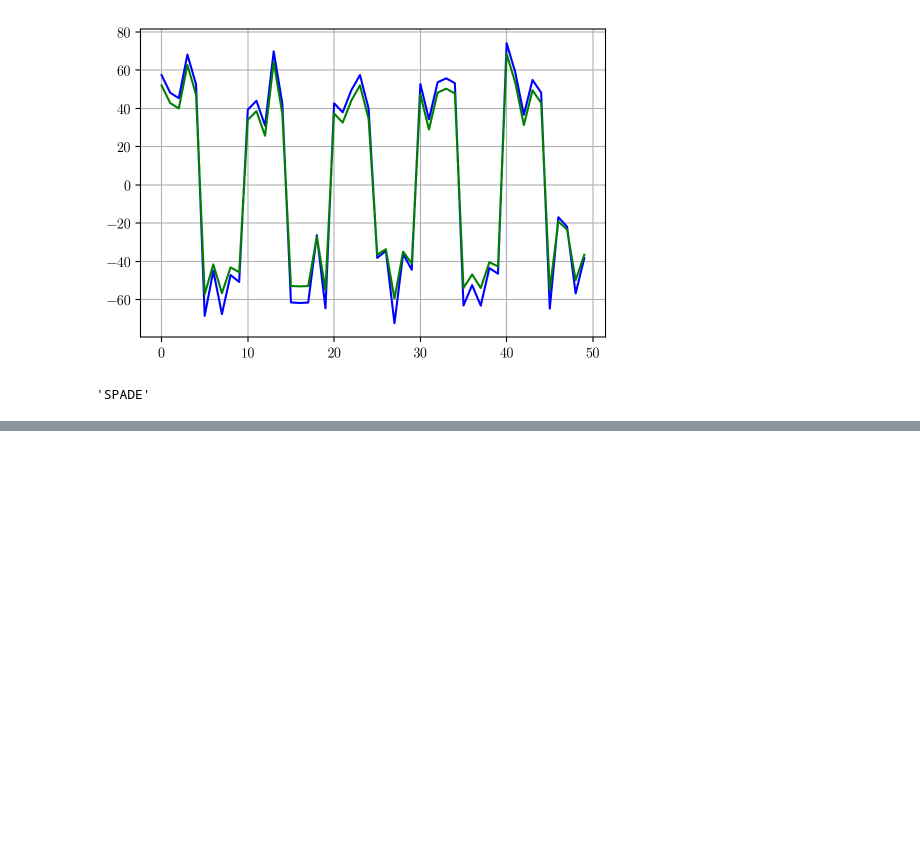
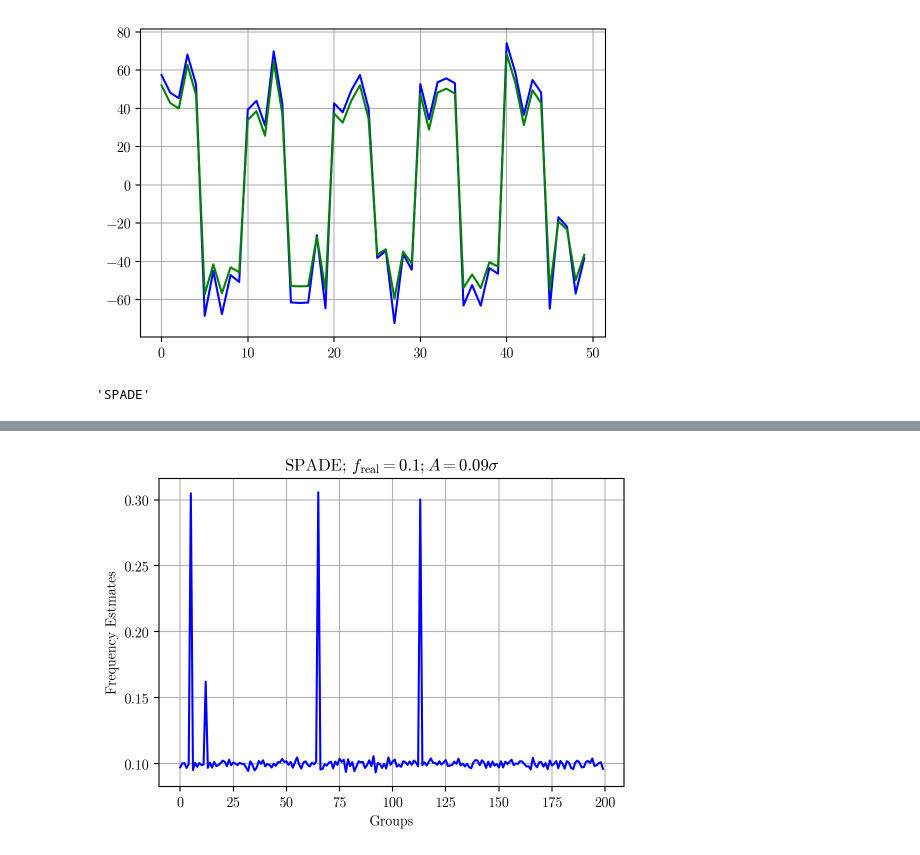
Before and after one commit to huchaoning/freqest-draft, a Jupyter notebook: temp.ipynb, the cells around one changed output, grey strips where cells are left out. Saved outputs shown, nothing was run; the diff lists cells and outputs as text; code cells hidden in the pictures; blank space fills up the shorter version.

```diff
--- a/temp.ipynb
+++ b/temp.ipynb
@@ -44,0 +57,5 @@ SPADE.__name__
+# %%
+plot(c2.frequency_estmates)
+plot(ylabel='Frequency Estmates', xlabel='Groups', title=r'SPADE; $f_{\rm real} = 0.1; A = 0.09\sigma$')
+# %% [output]
+[figure, added]
```
Also changed, not shown: parts of 7 cells of this notebook, 3 other files.
